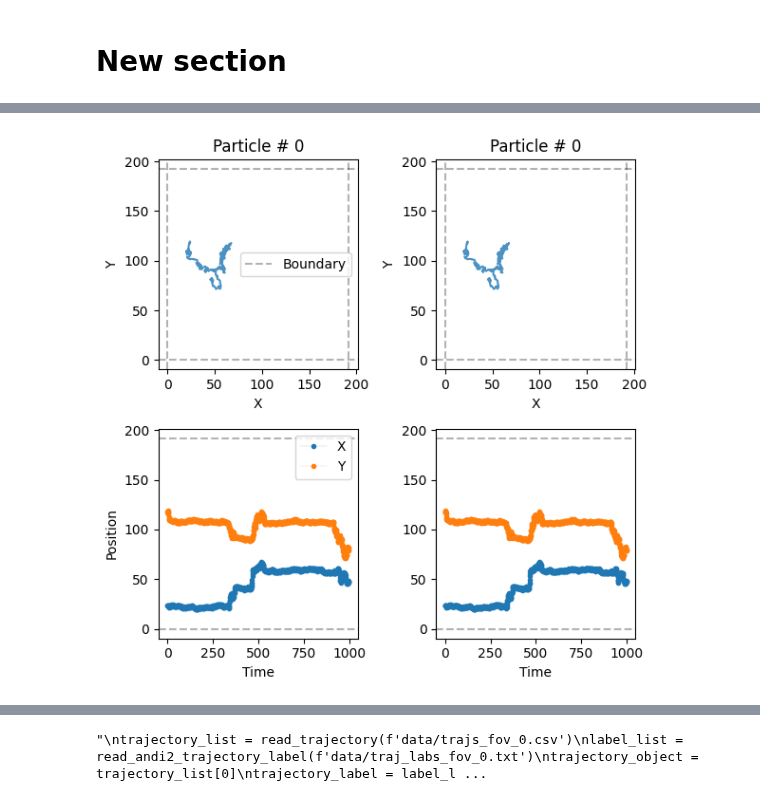
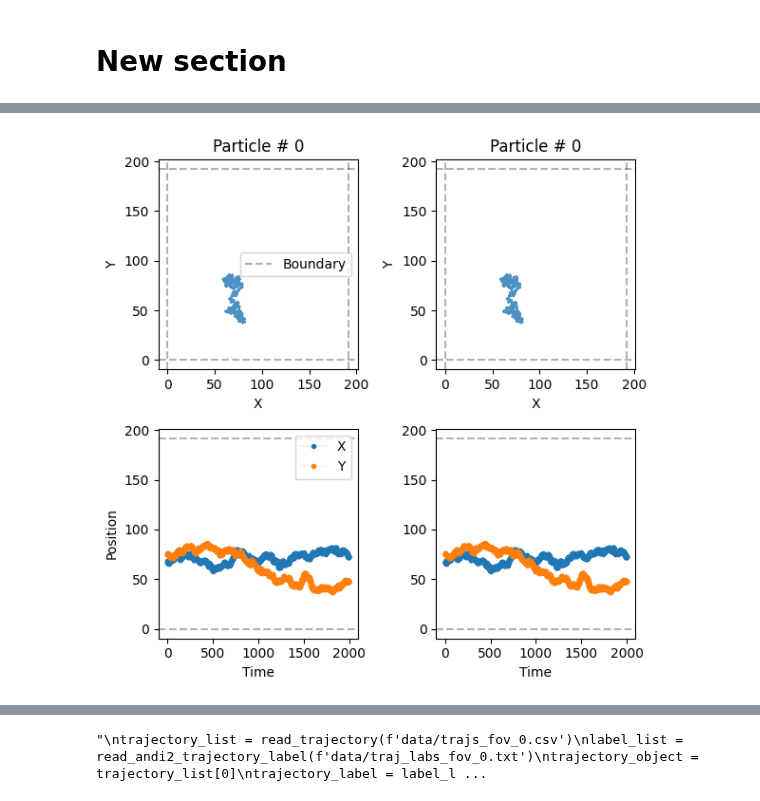
Before and after one commit to JunwooParkSaribu/SPT_a, a Jupyter notebook: analysis_modeling/training_sample.ipynb, the cells around one changed output, grey strips where cells are left out. Cells and saved outputs as stored; diff of their text form; code cells hidden in the pictures.

```diff
--- a/analysis_modeling/training_sample.ipynb
+++ b/analysis_modeling/training_sample.ipynb
@@ -43,18 +43,18 @@ PATIENCE=50
 # %%
 N=1
-T=1000
+T=2000
 L = 1.5*128
 # %%
 trajs_model, labels_model = models_phenom().multi_state(N=N,
                                                         L=L,
                                                         T=T,
-                                                        alphas=[0.5, 1.5],  # Fixed alpha for each state
-                                                        Ds=[[0.1, 0.0], [1.0, 0.0]],# Mean and variance of each state
-                                                        M=[[0.99, 0.01], [0.01, 0.99]]
+                                                        alphas=[0.85, 1.15],  # Fixed alpha for each state
+                                                        Ds=[[0.1, 0.0], [0.1, 0.0]],# Mean and variance of each state
+                                                        M=[[0.95, 0.05], [0.05, 0.95]]
                                                        )
 plot_trajs(trajs_model, L, N, num_to_plot =2)
 # %% [output]
-[figure, old version]
+[figure, new version]
 # %%
 changepoints, alphas, Ds, state_num = label_continuous_to_list(labels_model[:, 0, :])
 print(f'change points: {changepoints}, {changepoints.shape}')
```
Also changed, not shown: parts of 14 cells of this notebook.
